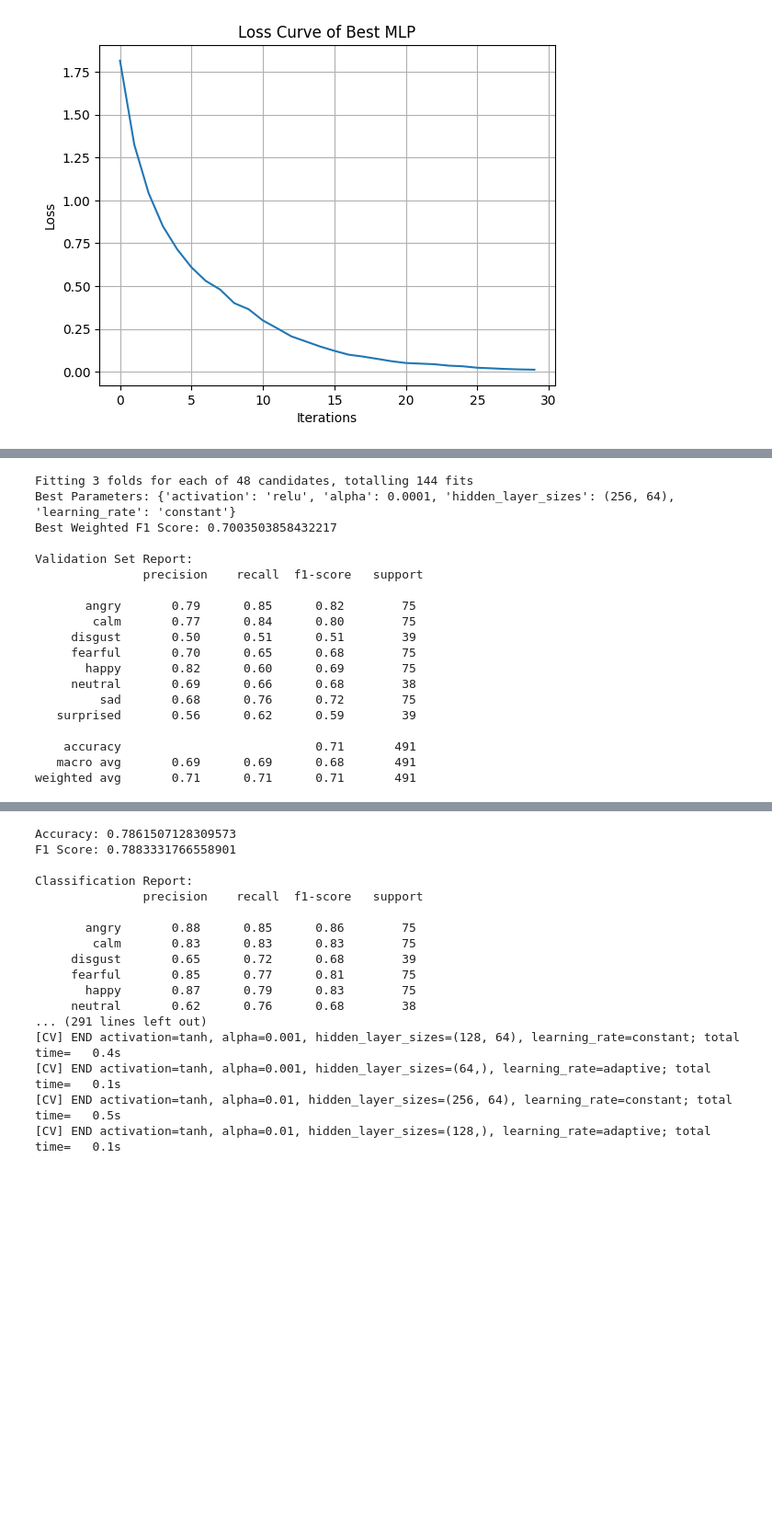
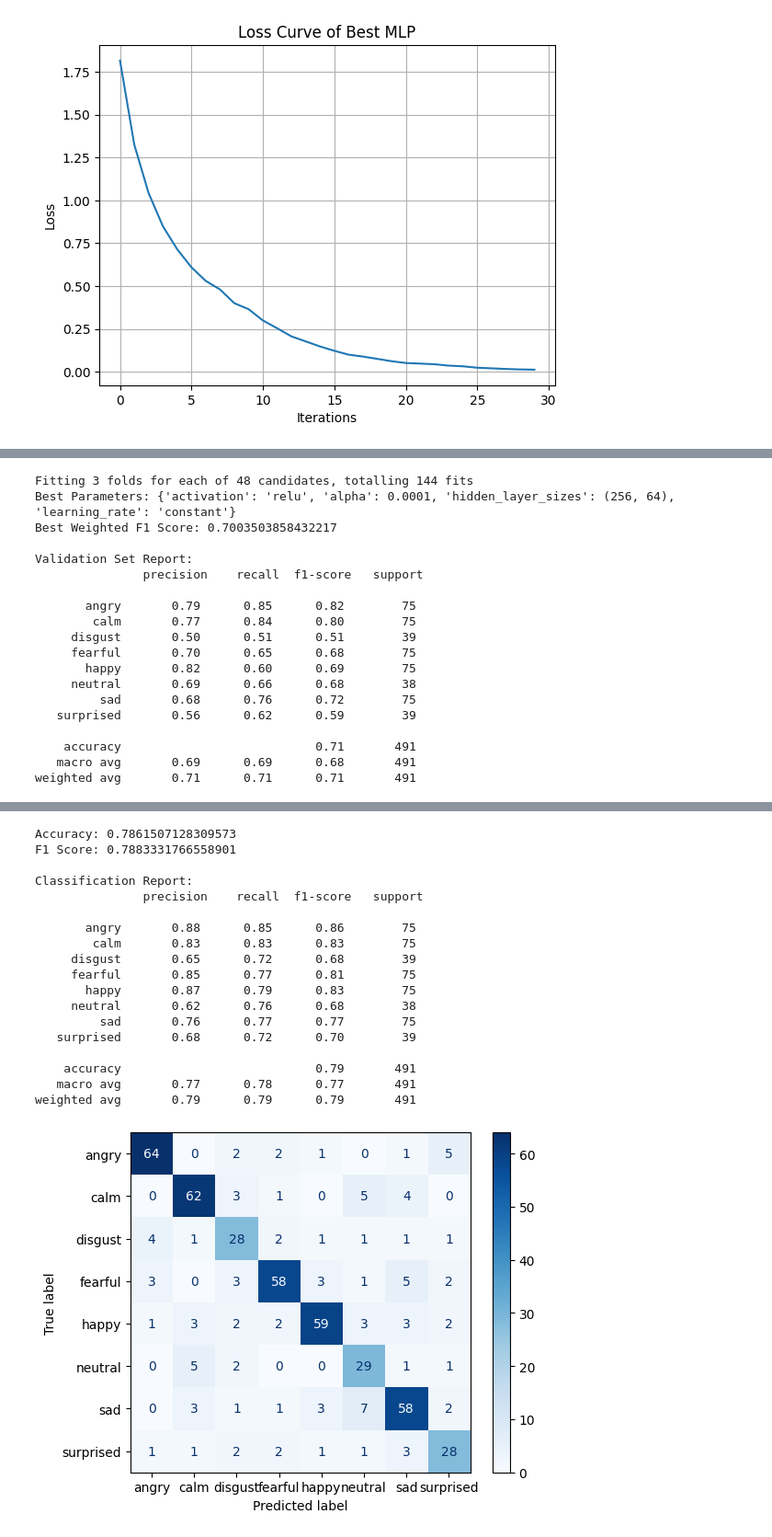
Before and after one commit to jd404-007/mars-project, a Jupyter notebook: discarded_models.ipynb, the cells around one changed output, grey strips where cells are left out. Shown at 92% size. Saved outputs shown, nothing was run; the diff lists cells and outputs as text; code cells hidden in the pictures; blank space fills up the shorter version.

```diff
--- a/training.ipynb
+++ b/discarded_models.ipynb
@@ -817,41 +813,47 @@ y_pred = mlp.predict(X_val_scaled)
 print("Accuracy:", accuracy_score(y_val, y_pred))
 print("F1 Score:", f1_score(y_val, y_pred, average='weighted'))
 print("\nClassification Report:\n", classification_report(y_val, y_pred, target_names=le.classes_))
+#  Confusion matrix & per-class accuracy
+cm = confusion_matrix(y_val, y_pred)
+ConfusionMatrixDisplay(cm, display_labels=le.classes_).plot(cmap='Blues')
+plt.show()
 # %% [output]
 Fitting 3 folds for each of 48 candidates, totalling 144 fits
 Best Parameters: {'activation': 'relu', 'alpha': 0.0001, 'hidden_layer_sizes': (256, 64), 'learning_rate': 'constant'}
 Best Weighted F1 Score: 0.7003503858432217
 
 Validation Set Report:
                precision    recall  f1-score   support
 
        angry       0.79      0.85      0.82        75
         calm       0.77      0.84      0.80        75
      disgust       0.50      0.51      0.51        39
      fearful       0.70      0.65      0.68        75
        happy       0.82      0.60      0.69        75
      neutral       0.69      0.66      0.68        38
          sad       0.68      0.76      0.72        75
    surprised       0.56      0.62      0.59        39
 
     accuracy                           0.71       491
    macro avg       0.69      0.69      0.68       491
 weighted avg       0.71      0.71      0.71       491
 [figure]
 Accuracy: 0.7861507128309573
 F1 Score: 0.7883331766558901
 
 Classification Report:
                precision    recall  f1-score   support
 
        angry       0.88      0.85      0.86        75
         calm       0.83      0.83      0.83        75
      disgust       0.65      0.72      0.68        39
      fearful       0.85      0.77      0.81        75
        happy       0.87      0.79      0.83        75
      neutral       0.62      0.76      0.68        38
-... (291 lines left out)
-[CV] END activation=tanh, alpha=0.001, hidden_layer_sizes=(128, 64), learning_rate=constant; total time=   0.4s
-[CV] END activation=tanh, alpha=0.001, hidden_layer_sizes=(64,), learning_rate=adaptive; total time=   0.1s
-[CV] END activation=tanh, alpha=0.01, hidden_layer_sizes=(256, 64), learning_rate=constant; total time=   0.5s
-[CV] END activation=tanh, alpha=0.01, hidden_layer_sizes=(128,), learning_rate=adaptive; total time=   0.1s
+         sad       0.76      0.77      0.77        75
+   surprised       0.68      0.72      0.70        39
+
+    accuracy                           0.79       491
+   macro avg       0.77      0.78      0.77       491
+weighted avg       0.79      0.79      0.79       491
+[figure, added]
```
Also changed, not shown: parts of 3 cells of this notebook, 11 other files.
